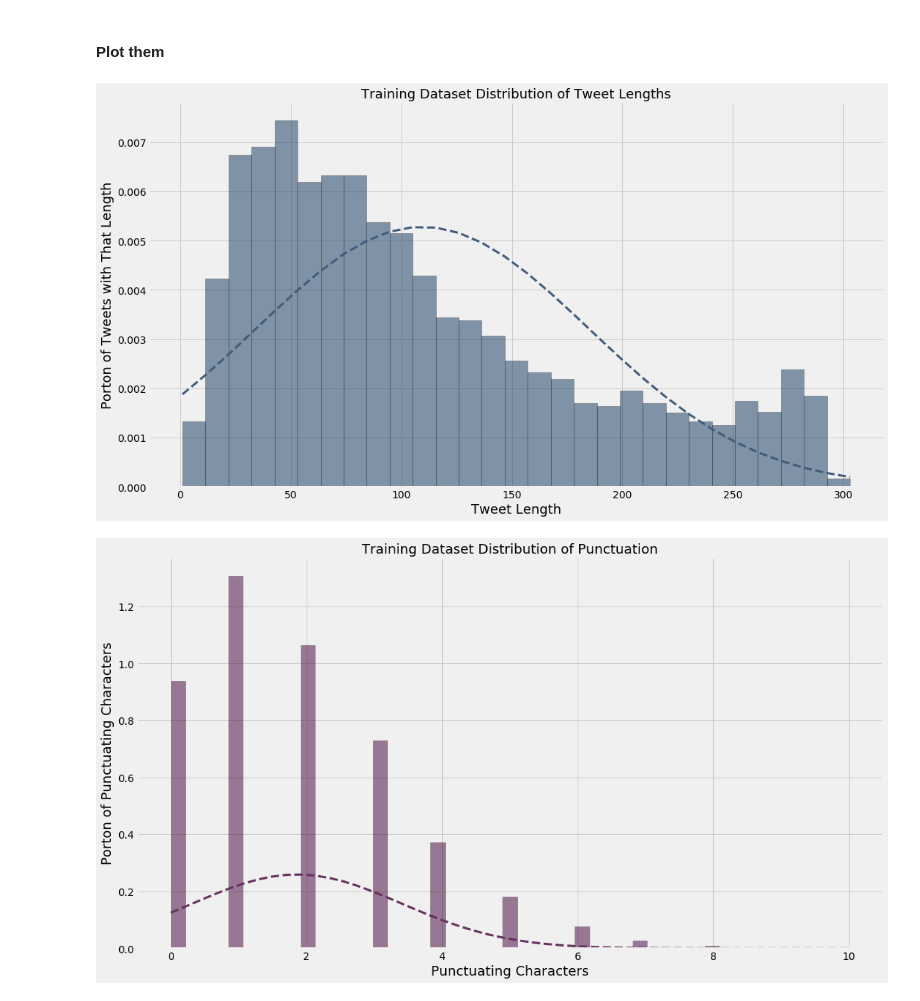
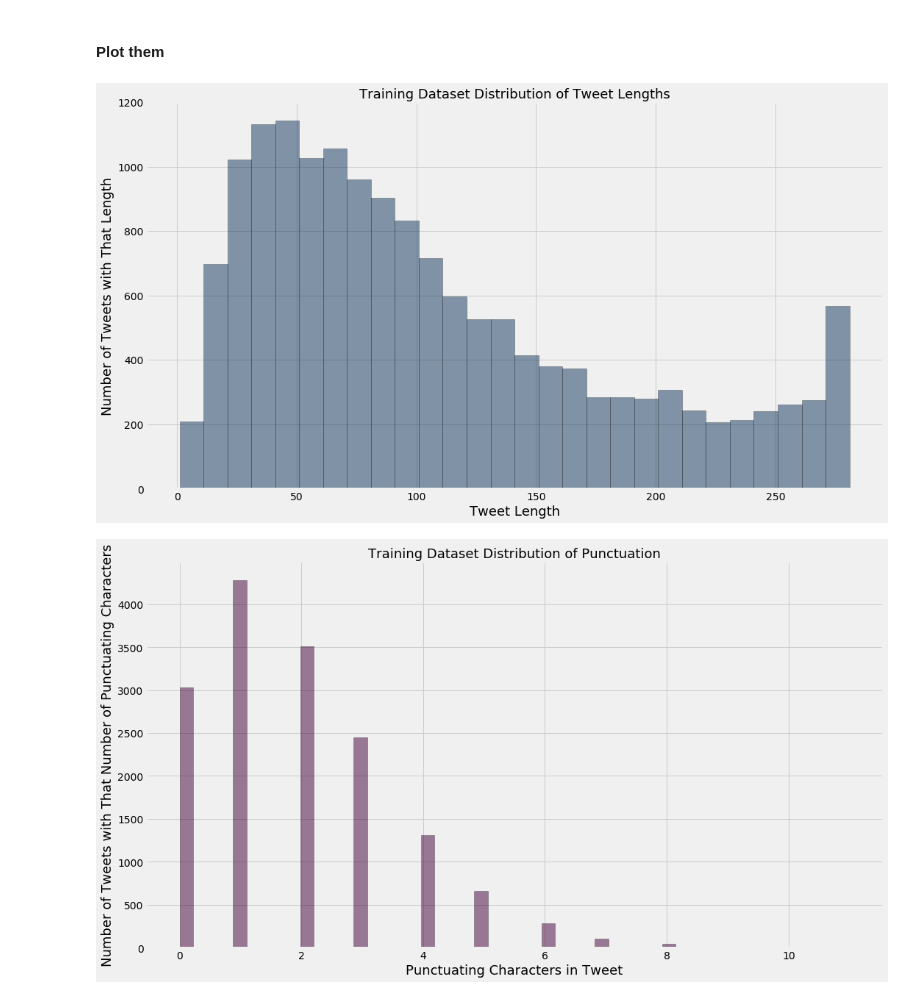
Before and after one commit to segalgouldn/Senior-Project-Subtweets, a Jupyter notebook: development/classifier_creator.ipynb, the cells around one changed output. Cells and saved outputs as stored; diff of their text form; code cells hidden in the pictures.

Commit message:
Visualization updates, testing the twitter bot.

```diff
--- a/development/classifier_creator.ipynb
+++ b/development/classifier_creator.ipynb
@@ -142,7 +110,7 @@ smallest_length = len(min([new_subtweets_data, new_non_subtweets_data], key=len)
 # %% [markdown]
 #### Cut both down to be the same length
 # %%
-subtweets_data = new_subtweets_data[:smallest_length]
+subtweets_data = subtweets_data[:smallest_length]
 # %%
-non_subtweets_data = new_non_subtweets_data[:smallest_length]
+non_subtweets_data = non_subtweets_data[:smallest_length]
 # %%
@@ -559,6 +512,3 @@ Wall time: 649 ms
 #### Statisitics on training data
 # %% [markdown]
 #### Remove mentions of usernames for these statistics
-# %%
-training_data = [" ".join([token for token in tokenizer.tokenize(pair[0]) if "@" not in token])
-                 for pair in training_data]
@@ -566,0 +515,5 @@ training_data = [" ".join([token for token in tokenizer.tokenize(pair[0]) if "@"
+# %%
+training_data = [(tweet[0]
+                  .replace("➊", "")
+                  .replace("➋", "")
+                  .replace("➌", "")) for tweet in training_data]
@@ -777,44 +697,44 @@ ax = fig.add_subplot(111)
 n, bins, patches = ax.hist(length_data,
                            bins="scott",
                            edgecolor="black",
-                           density=True,
+                           # density=True,
                            color="#12355b",
                            alpha=0.5)
 
-length_line = scipy.stats.norm.pdf(bins, length_mean, length_std)
-ax.plot(bins, length_line, "--", linewidth=3, color="#415d7b")
+# length_line = scipy.stats.norm.pdf(bins, length_mean, length_std)
+# ax.plot(bins, length_line, "--", linewidth=3, color="#415d7b")
 
 ax.set_title("Training Dataset Distribution of Tweet Lengths", fontsize=18)
 ax.set_xlabel("Tweet Length", fontsize=18);
-ax.set_ylabel("Porton of Tweets with That Length", fontsize=18);
+ax.set_ylabel("Number of Tweets with That Length", fontsize=18);
 
 plt.show()
 # %% [output]
-[figure, old version]
+[figure, new version]
 # %%
 punctuation_mean = punctuation_data_for_stats.describe().Punctuation[1]
 punctuation_std = punctuation_data_for_stats.describe().Punctuation[2]
 
 fig = plt.figure(figsize=(16, 9))
 ax = fig.add_subplot(111)
 
 n, bins, patches = ax.hist(punctuation_data,
                            bins="scott",
                            edgecolor="black",
-                           density=True,
+                           # density=True,
                            color="#420039",
                            alpha=0.5)
 
-punctution_line = scipy.stats.norm.pdf(bins, punctuation_mean, punctuation_std)
-ax.plot(bins, punctution_line, "--", linewidth=3, color="#673260")
+# punctution_line = scipy.stats.norm.pdf(bins, punctuation_mean, punctuation_std)
+# ax.plot(bins, punctution_line, "--", linewidth=3, color="#673260")
 
 ax.set_title("Training Dataset Distribution of Punctuation", fontsize=18)
-ax.set_xlabel("Punctuating Characters", fontsize=18)
-ax.set_ylabel("Porton of Punctuating Characters", fontsize=18)
+ax.set_xlabel("Punctuating Characters in Tweet", fontsize=18)
+ax.set_ylabel("Number of Tweets with That Number of Punctuating Characters", fontsize=18)
 
 plt.show()
 # %% [output]
-[figure, old version]
+[figure, new version]
 # %%
 stop_words_mean = stop_words_data_for_stats.describe()["Stop words"][1]
 stop_words_std = stop_words_data_for_stats.describe()["Stop words"][2]
```
Also changed, not shown: parts of 125 cells of this notebook, 27 other files.
